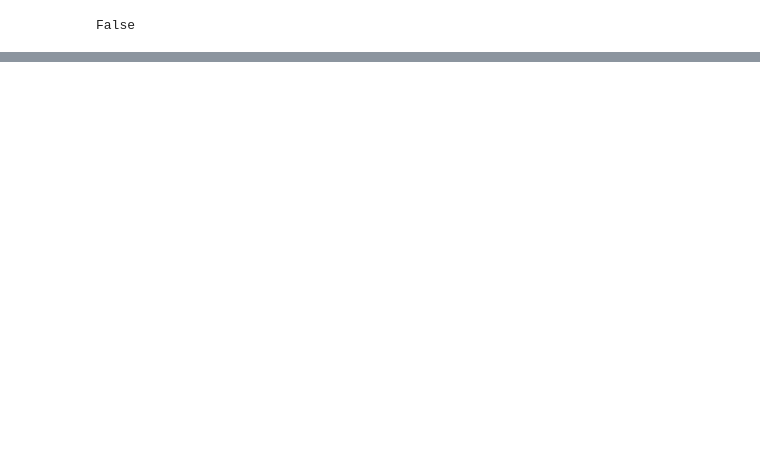
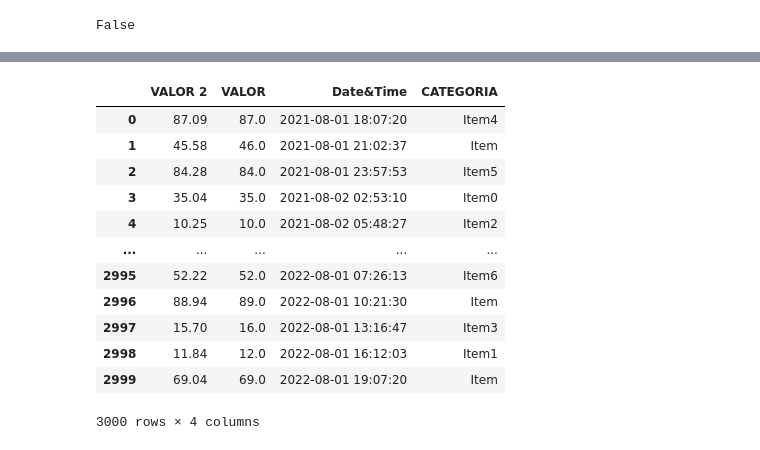
Before and after one commit to chris78rey/DIPLOM_BIGDATA, a Jupyter notebook: PRUEBASMIAS.ipynb, the cells around one changed output, grey strips where cells are left out. Cells and saved outputs as stored; diff of their text form; code cells hidden in the pictures; blank space fills up the shorter version.

```diff
--- a/PRUEBASMIAS.ipynb
+++ b/PRUEBASMIAS.ipynb
@@ -169,0 +246,16 @@ df.rank()
+# %%
+df.sort_index(axis=1, ascending=False)
+# %% [output]
+|  | VALOR 2 | VALOR | Date&Time | CATEGORIA |
+| 0 | 87.09 | 87.0 | 2021-08-01 18:07:20 | Item4 |
+| 1 | 45.58 | 46.0 | 2021-08-01 21:02:37 | Item |
+| 2 | 84.28 | 84.0 | 2021-08-01 23:57:53 | Item5 |
+| 3 | 35.04 | 35.0 | 2021-08-02 02:53:10 | Item0 |
+| 4 | 10.25 | 10.0 | 2021-08-02 05:48:27 | Item2 |
+| ... | ... | ... | ... | ... |
+| 2995 | 52.22 | 52.0 | 2022-08-01 07:26:13 | Item6 |
+| 2996 | 88.94 | 89.0 | 2022-08-01 10:21:30 | Item |
+| 2997 | 15.70 | 16.0 | 2022-08-01 13:16:47 | Item3 |
+| 2998 | 11.84 | 12.0 | 2022-08-01 16:12:03 | Item1 |
+| 2999 | 69.04 | 69.0 | 2022-08-01 19:07:20 | Item |
+3000 rows × 4 columns
```
Also changed, not shown: parts of 23 cells of this notebook.
